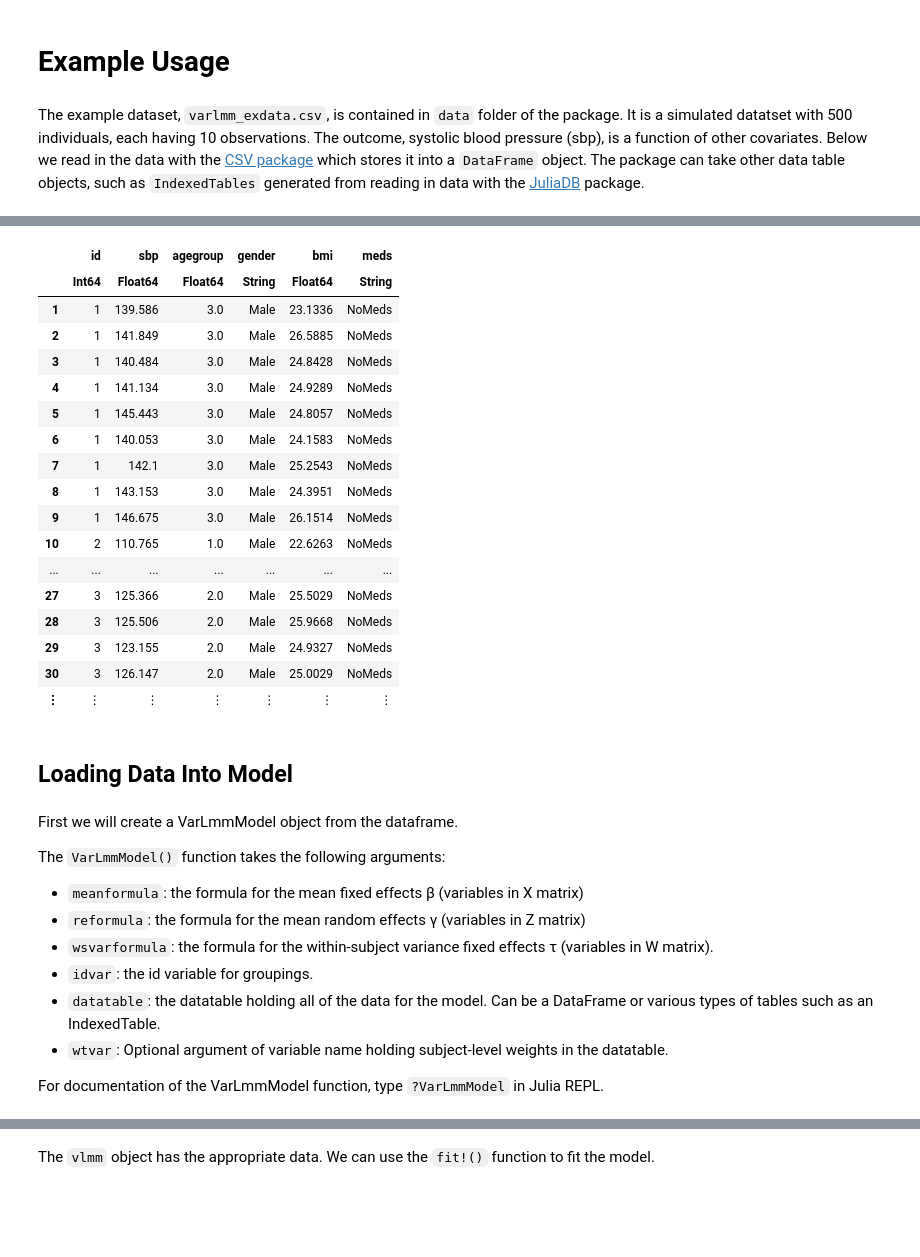
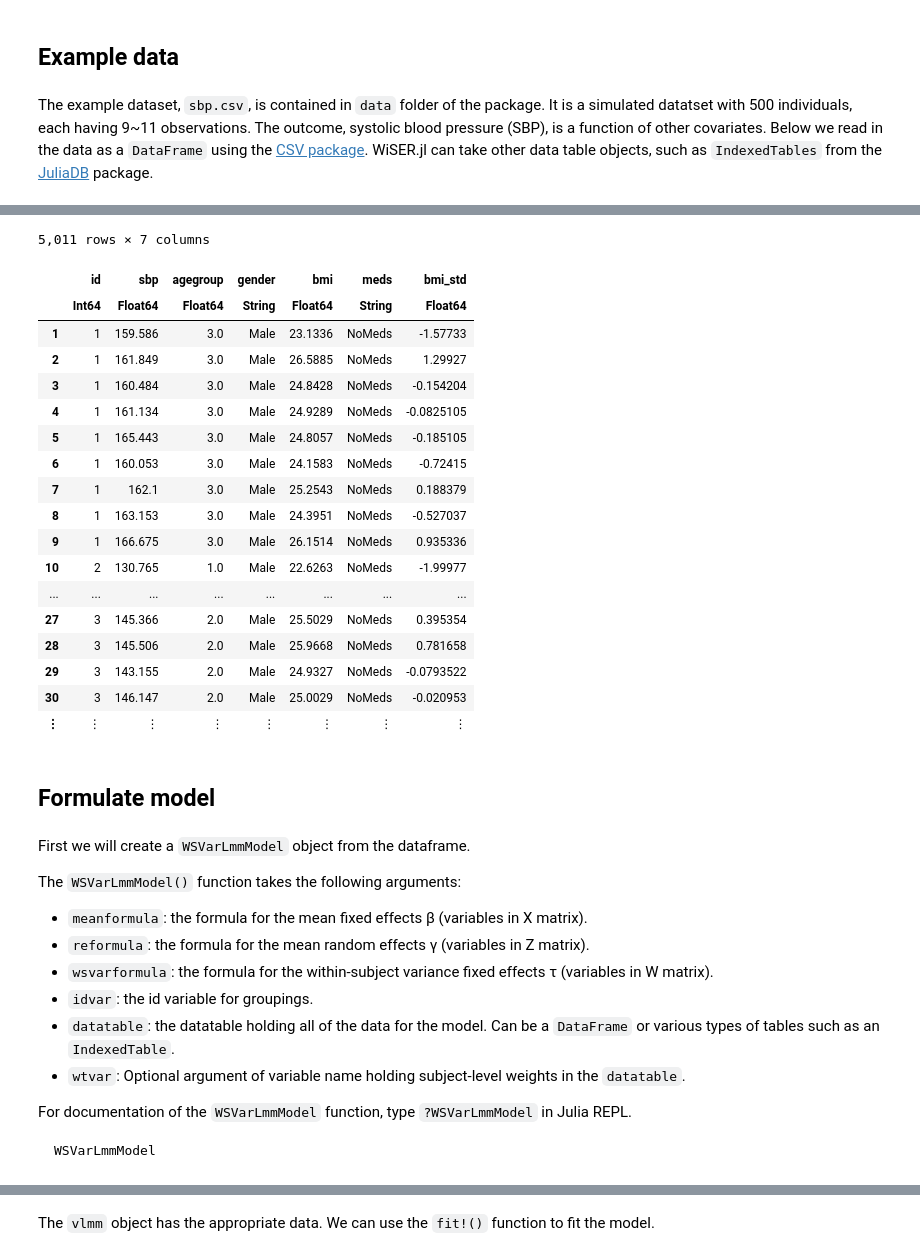
Before and after one commit to OpenMendel/WiSER.jl, a Jupyter notebook: docs/WiSER_docs.ipynb, the cells around one changed output, grey strips where cells are left out. Drawn from its saved outputs; the diff is of its cells as text; code cells hidden in the pictures; blank space fills up the shorter version.

Commit message:
prepare documentation

````diff
--- a/docs/WiSER_docs.ipynb
+++ b/docs/WiSER_docs.ipynb
@@ -98,8 +27,8 @@ using VarLMM, CSV, Random, JuliaDB
 # %% [markdown]
-# Example Usage
+## Example data
 # %% [markdown]
-The example dataset, `varlmm_exdata.csv`, is contained in `data` folder of the package. It is a simulated datatset with 500 individuals, each having 10 observations. The outcome, systolic blood pressure (sbp), is a function of other covariates. Below we read in the data with the [CSV package](https://juliadata.github.io/CSV.jl) which stores it into a `DataFrame` object. The package can take other data table objects, such as `IndexedTables` generated from reading in data with the [JuliaDB](https://github.com/JuliaData/JuliaDB.jl) package.
+The example dataset, `sbp.csv`, is contained in `data` folder of the package. It is a simulated datatset with 500 individuals, each having 9~11 observations. The outcome, systolic blood pressure (SBP), is a function of other covariates. Below we read in the data as a `DataFrame` using the [CSV package](https://juliadata.github.io/CSV.jl). WiSER.jl can take other data table objects, such as `IndexedTables` from the [JuliaDB](https://github.com/JuliaData/JuliaDB.jl) package.
 # %%
-filepath = normpath(joinpath(dirname(pathof(VarLMM)), "../data/"))
-df = CSV.read(filepath * "varlmm_exdata.csv")
+filepath = normpath(joinpath(dirname(pathof(WiSER)), "../data/"))
+df = CSV.read(filepath * "sbp.csv")
 # %% [output]
@@ -107,34 +37,38 @@ df = CSV.read(filepath * "varlmm_exdata.csv")
+5,011 rows × 7 columns
-|  | id | sbp | agegroup | gender | bmi | meds |
-|  | Int64 | Float64 | Float64 | String | Float64 | String |
-| 1 | 1 | 139.586 | 3.0 | Male | 23.1336 | NoMeds |
-| 2 | 1 | 141.849 | 3.0 | Male | 26.5885 | NoMeds |
-| 3 | 1 | 140.484 | 3.0 | Male | 24.8428 | NoMeds |
-| 4 | 1 | 141.134 | 3.0 | Male | 24.9289 | NoMeds |
-| 5 | 1 | 145.443 | 3.0 | Male | 24.8057 | NoMeds |
-| 6 | 1 | 140.053 | 3.0 | Male | 24.1583 | NoMeds |
-| 7 | 1 | 142.1 | 3.0 | Male | 25.2543 | NoMeds |
-| 8 | 1 | 143.153 | 3.0 | Male | 24.3951 | NoMeds |
-| 9 | 1 | 146.675 | 3.0 | Male | 26.1514 | NoMeds |
-| 10 | 2 | 110.765 | 1.0 | Male | 22.6263 | NoMeds |
-| ... | ... | ... | ... | ... | ... | ... |
-| 27 | 3 | 125.366 | 2.0 | Male | 25.5029 | NoMeds |
-| 28 | 3 | 125.506 | 2.0 | Male | 25.9668 | NoMeds |
-| 29 | 3 | 123.155 | 2.0 | Male | 24.9327 | NoMeds |
-| 30 | 3 | 126.147 | 2.0 | Male | 25.0029 | NoMeds |
-| ⋮ | ⋮ | ⋮ | ⋮ | ⋮ | ⋮ | ⋮ |
+|  | id | sbp | agegroup | gender | bmi | meds | bmi_std |
+|  | Int64 | Float64 | Float64 | String | Float64 | String | Float64 |
+| 1 | 1 | 159.586 | 3.0 | Male | 23.1336 | NoMeds | -1.57733 |
+| 2 | 1 | 161.849 | 3.0 | Male | 26.5885 | NoMeds | 1.29927 |
+| 3 | 1 | 160.484 | 3.0 | Male | 24.8428 | NoMeds | -0.154204 |
+| 4 | 1 | 161.134 | 3.0 | Male | 24.9289 | NoMeds | -0.0825105 |
+| 5 | 1 | 165.443 | 3.0 | Male | 24.8057 | NoMeds | -0.185105 |
+| 6 | 1 | 160.053 | 3.0 | Male | 24.1583 | NoMeds | -0.72415 |
+| 7 | 1 | 162.1 | 3.0 | Male | 25.2543 | NoMeds | 0.188379 |
+| 8 | 1 | 163.153 | 3.0 | Male | 24.3951 | NoMeds | -0.527037 |
+| 9 | 1 | 166.675 | 3.0 | Male | 26.1514 | NoMeds | 0.935336 |
+| 10 | 2 | 130.765 | 1.0 | Male | 22.6263 | NoMeds | -1.99977 |
+| ... | ... | ... | ... | ... | ... | ... | ... |
+| 27 | 3 | 145.366 | 2.0 | Male | 25.5029 | NoMeds | 0.395354 |
+| 28 | 3 | 145.506 | 2.0 | Male | 25.9668 | NoMeds | 0.781658 |
+| 29 | 3 | 143.155 | 2.0 | Male | 24.9327 | NoMeds | -0.0793522 |
+| 30 | 3 | 146.147 | 2.0 | Male | 25.0029 | NoMeds | -0.020953 |
+| ⋮ | ⋮ | ⋮ | ⋮ | ⋮ | ⋮ | ⋮ | ⋮ |
-# %% [markdown]
-## Loading Data Into Model
+# %% [markdown]
+## Formulate model
 # %% [markdown]
-First we will create a VarLmmModel object from the dataframe.
+First we will create a `WSVarLmmModel` object from the dataframe.
 
-The `VarLmmModel()` function takes the following arguments:
+The `WSVarLmmModel()` function takes the following arguments:
 
-- `meanformula`: the formula for the mean fixed effects β (variables in X matrix)
-- `reformula`: the formula for the mean random effects γ (variables in Z matrix)
+- `meanformula`: the formula for the mean fixed effects β (variables in X matrix).
+- `reformula`: the formula for the mean random effects γ (variables in Z matrix).
 - `wsvarformula`: the formula  for the within-subject variance fixed effects τ (variables in W matrix).
 - `idvar`: the id variable for groupings.
-- `datatable`: the datatable holding all of the data for the model. Can be a DataFrame or various types of tables such as an IndexedTable.
-- `wtvar`: Optional argument of variable name holding subject-level weights in the datatable.
+- `datatable`: the datatable holding all of the data for the model. Can be a `DataFrame` or various types of tables such as an `IndexedTable`.
+- `wtvar`: Optional argument of variable name holding subject-level weights in the `datatable`.
 
-For documentation of the VarLmmModel function, type `?VarLmmModel` in Julia REPL.
+For documentation of the `WSVarLmmModel` function, type `?WSVarLmmModel` in Julia REPL.
+```@docs
+WSVarLmmModel
+```
 # %% [markdown]
````
Also changed, not shown: parts of 41 cells of this notebook, 5 other files.
